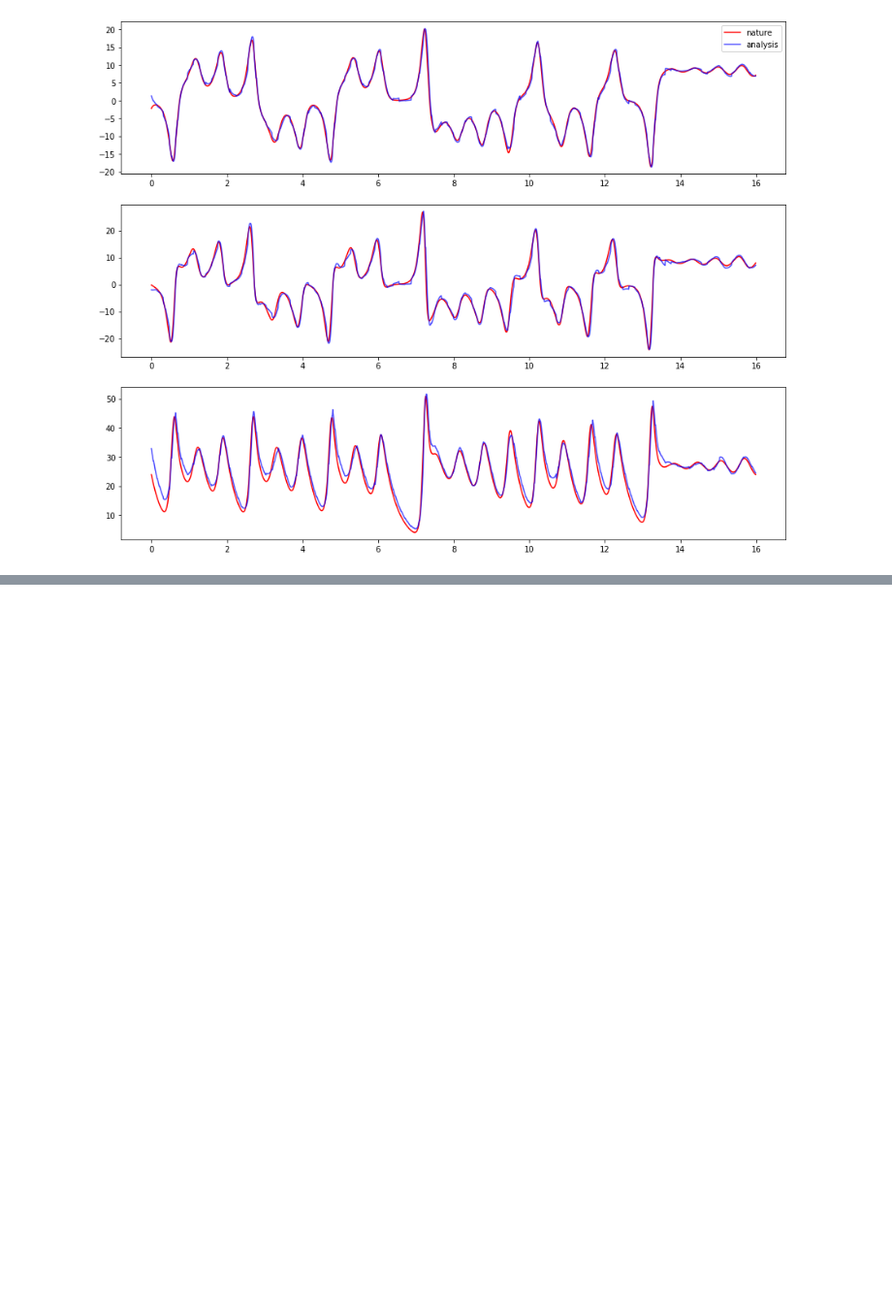
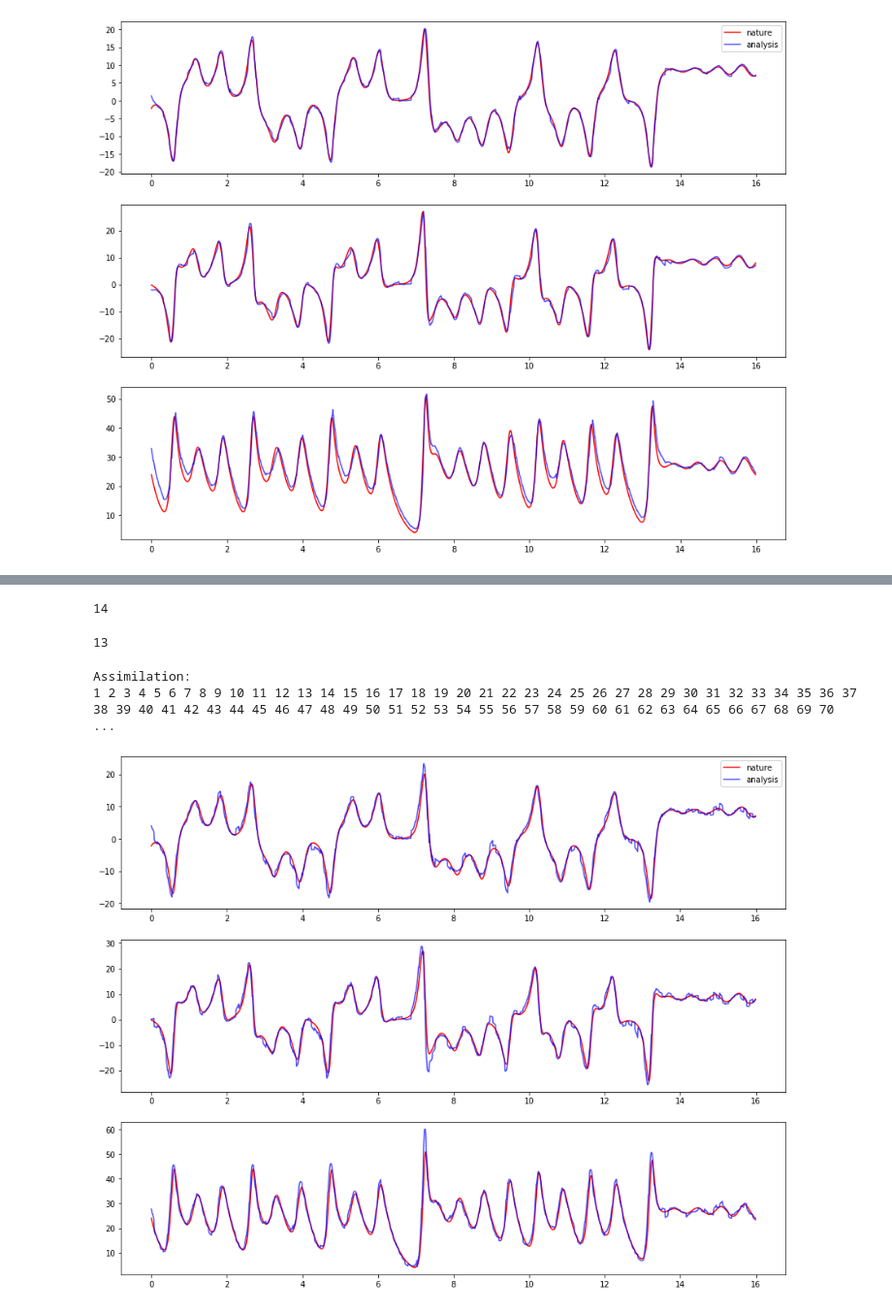
Before and after one commit to micky85lu/Data-Assimilation-Project, a Jupyter notebook: Untitled Folder/4DVar_modified.ipynb, the cells around one changed output, grey strips where cells are left out. Shown: that part at 97% size. Cells and saved outputs as stored; diff of their text form; code cells hidden in the pictures; blank space fills up the shorter version.

```diff
--- a/Untitled Folder/4DVar_modified.ipynb
+++ b/Untitled Folder/4DVar_modified.ipynb
@@ -310 +310,14 @@ axs[0].legend();
+# %%
+from functools import partial
+
+partial(lambda x, i: x + i, i=2)
+ff = [partial(lambda x, i: x+i, i=j) for j in range(5)]
+ff[4](10)
+# %% [output]
+14
+# %%
+ff = [lambda x, i=i: x+i for i in range(5)]
+ff[3](10)
+# %% [output]
+13
 # %%
@@ -542,3 +554,36 @@ class M4DVar(DAbase):
         print()
         self.background = background
         self.analysis = analysis
+# %%
+o = X_nature + np.random.randn(*X_nature.shape) * np.sqrt(2)
+o_tmp = o.copy()
+o_tmp[:,3::8] = 0
+o -= o_tmp
+
+params = {
+    'X_ini': X_ini,
+    'obs': o,
+    'towindow_len': 3,
+    'window_num': 200,
+    'window_len': 1,
+    'forecast_len': 4,
+    'Pb': Pb,
+    'R': R,
+    'H_func': lambda arr: arr,
+    'H': np.eye(3),
+    'M': lambda x: M63(x, dt)
+}
+fdv = M4DVar(lorenz63_fdm, dt)
+fdv.set_params(**params)
+fdv.cycle(maxiter=5000)
+# %% [output]
+Assimilation:
+1 2 3 4 5 6 7 8 9 10 11 12 13 14 15 16 17 18 19 20 21 22 23 24 25 26 27 28 29 30 31 32 33 34 35 36 37 38 39 40 41 42 43 44 45 46 47 48 49 50 51 52 53 54 55 56 57 58 59 60 61 62 63 64 65 66 67 68 69 70 ...
+# %%
+fig, axs = plt.subplots(nrows=3, figsize=(15, 12))
+for i, ax in enumerate(axs):
+    ax.plot(ts, X_nature[i,:], color='red', label='nature')
+    ax.plot(ts, fdv.analysis[i,:], color='blue', alpha=0.7, label='analysis')
+axs[0].legend();
+# %% [output]
+[figure, added]
```
Also changed, not shown: parts of 10 cells of this notebook, 1 other file.
